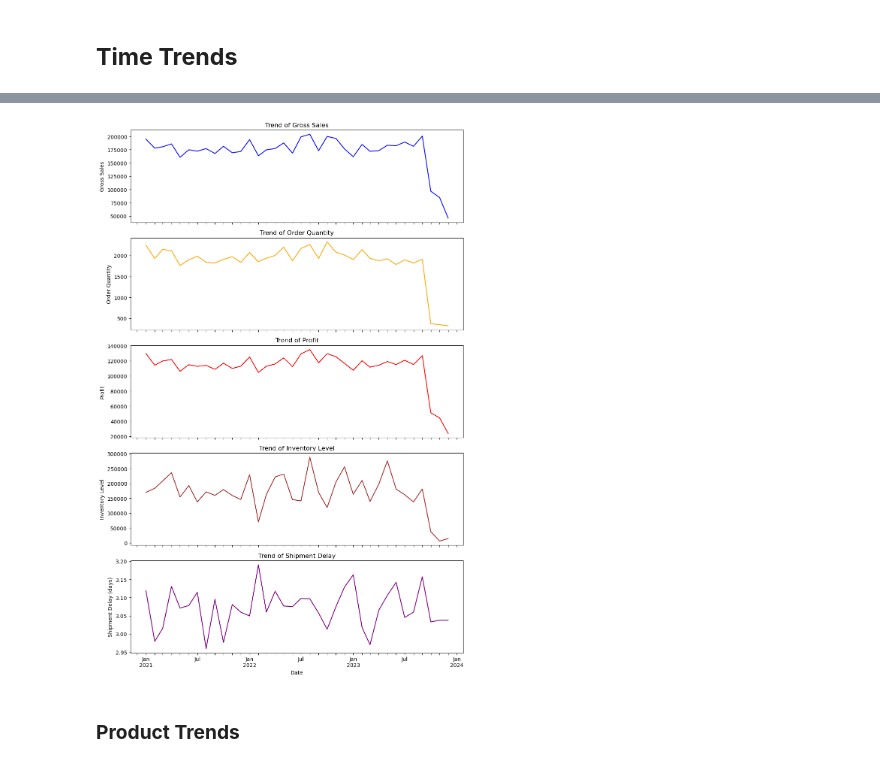
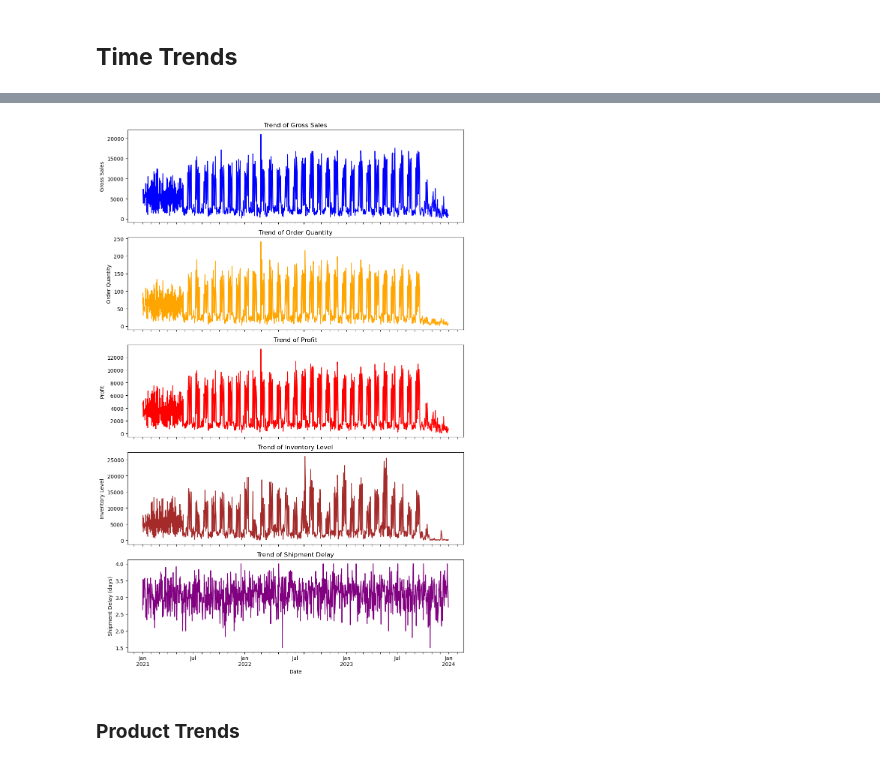
Before and after one commit to BevisEgwuchukwu/Smart-Inventory-Replenishment-System-for-E-Commerce, a Jupyter notebook: Smart-Inventory-Replenishment-System-for-E-Commerce/EDA/ExploratoryDataAnalysis.ipynb, the cells around one changed output, grey strips where cells are left out. Cells and saved outputs as stored; diff of their text form; code cells hidden in the pictures.

```diff
--- a/Smart-Inventory-Replenishment-System-for-E-Commerce/EDA/ExploratoryDataAnalysis.ipynb
+++ b/Smart-Inventory-Replenishment-System-for-E-Commerce/EDA/ExploratoryDataAnalysis.ipynb
@@ -13,0 +34,7 @@ df = pd.read_csv('../DataCleaning/merged.csv')
+# %%
+# Ensure both are datetime
+df['Shipment Date'] = pd.to_datetime(df['Shipment Date'])
+df['Order Date'] = pd.to_datetime(df['Order Date'])
+
+# Keep only rows where difference is less than 1 or equal to 1 year
+df = df[(df['Shipment Date'] - df['Order Date']).dt.days <= 365]
@@ -24,6 +107,6 @@ df.head(5)
 # %%
-# Convert to datetime (first day of the month)
-df['date'] = pd.to_datetime(df['date'])
+# Convert 'date' column to datetime format
+df['Order Date'] = pd.to_datetime(df['Order Date'])
 # %%
 # Convert to numeric, forcing errors to NaN
 df['Discount %'] = pd.to_numeric(df['Discount %'], errors='coerce')
@@ -217,10 +400,10 @@ plt.show()
 # %%
 # Grouping and sorting data
-trend_gross_sales = df.groupby('date')['Gross Sales'].sum().sort_index()
-trend_order_volume = df.groupby('date')['Order Quantity'].sum().sort_index()
-trend_profit = df.groupby('date')['Profit'].sum().sort_index()
-trend_inventory_level = df.groupby('date')['Warehouse Inventory'].sum().sort_index()
-trend_shipment_delay = df.groupby('date')['Shipment Days - Scheduled'].mean().sort_index()
+trend_gross_sales = df.groupby('Order Date')['Gross Sales'].sum().sort_index()
+trend_order_volume = df.groupby('Order Date')['Order Quantity'].sum().sort_index()
+trend_profit = df.groupby('Order Date')['Profit'].sum().sort_index()
+trend_inventory_level = df.groupby('Order Date')['Warehouse Inventory'].sum().sort_index()
+trend_shipment_delay = df.groupby('Order Date')['Shipment Days - Scheduled'].mean().sort_index()
 
 # Creating subplots
 fig, axs = plt.subplots(5, 1, figsize=(10, 15), sharex=True)
@@ -242,36 +425,36 @@ axs[3].plot(trend_inventory_level, color='brown')
 axs[3].set_title('Trend of Inventory Level')
 axs[3].set_ylabel('Inventory Level')
 
 axs[4].plot(trend_shipment_delay, color='purple')
 axs[4].set_title('Trend of Shipment Delay')
 axs[4].set_xlabel('Date')
 axs[4].set_ylabel('Shipment Delay (days)')
 
 # Rotate x-axis labels only on the bottom plot
 for ax in axs:
     ax.tick_params(axis='x', rotation=45)
 
-# Custom formatter for Jan and Jul
+# Custom formatter to show only Jan and July
 def jan_jul_formatter(x, pos):
     date = mdates.num2date(x)
     if date.month == 1:
-        return date.strftime('Jan\n%Y')  # Jan and year on new line
+        return date.strftime('Jan\n%Y')
     elif date.month == 7:
         return 'Jul'
     else:
         return ''
 
 # Apply custom ticks
 for ax in axs:
     ax.xaxis.set_major_locator(mdates.MonthLocator())
     ax.xaxis.set_major_formatter(FuncFormatter(jan_jul_formatter))
     ax.tick_params(axis='x', which='major', rotation=0)
 
 
 plt.tight_layout()
 plt.show()
 # %% [output]
-[figure, old version]
+[figure, new version]
 # %% [markdown]
 ### **Product Trends**
 # %%
```
Also changed, not shown: parts of 53 cells of this notebook, 18 other files.
